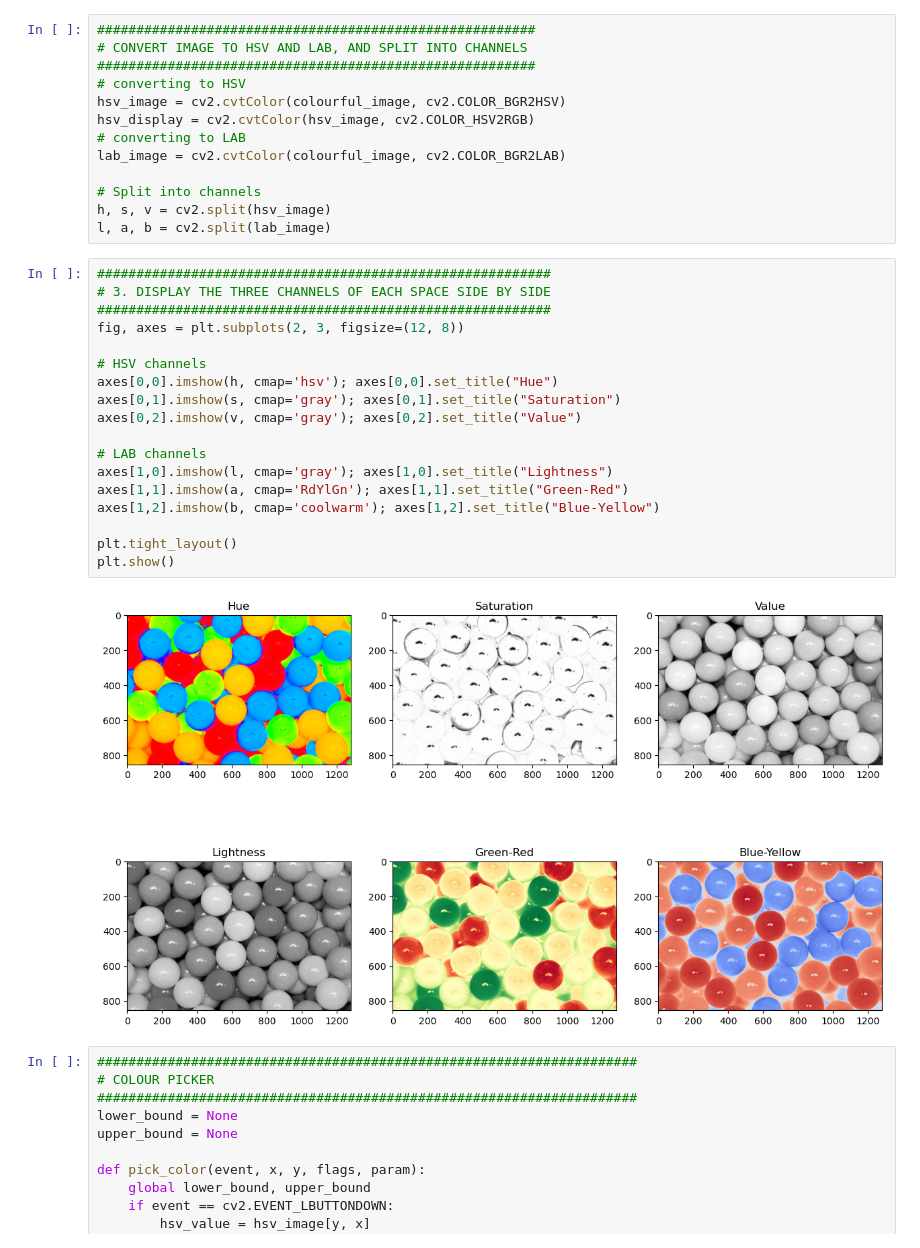
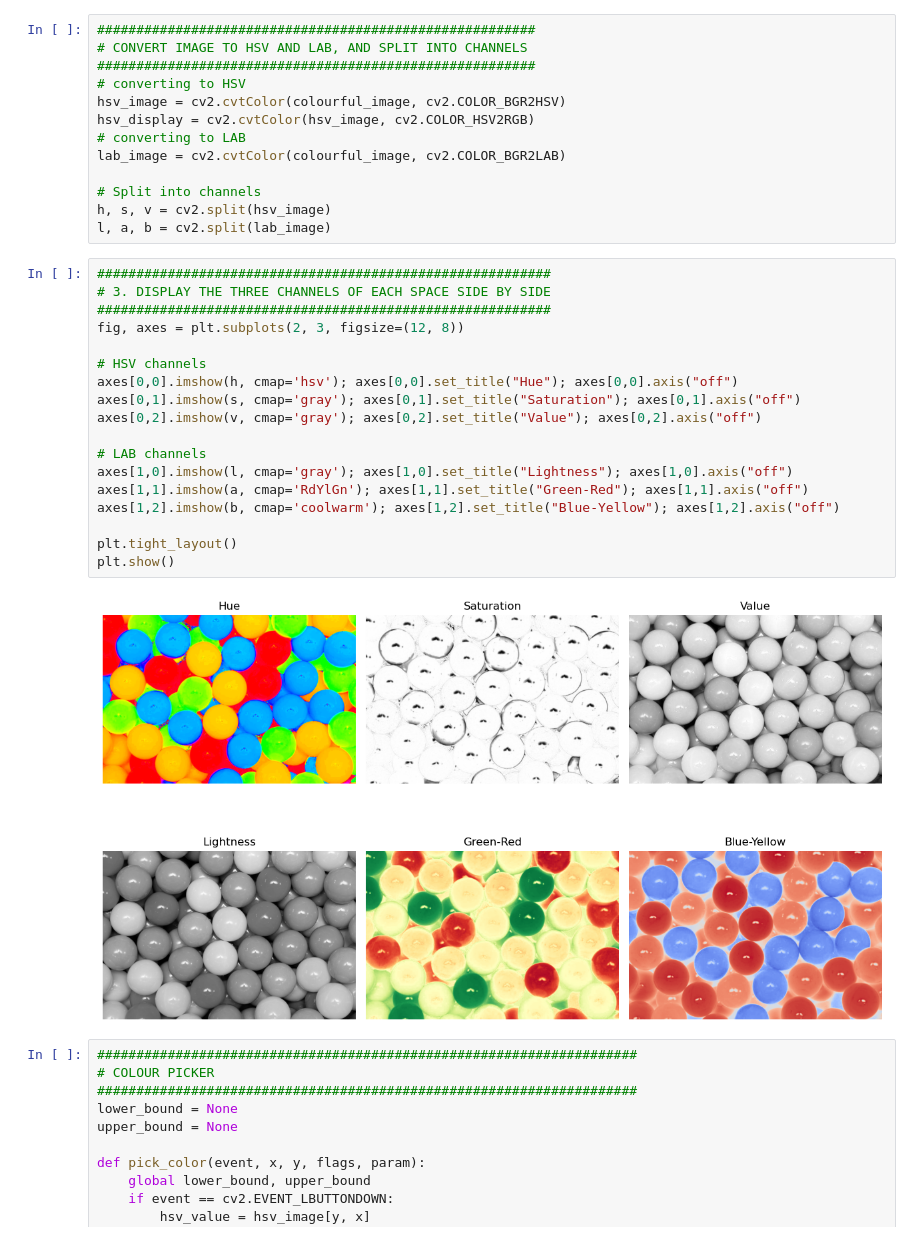
Before and after one commit to kcbesa/cv_practical_work, a Jupyter notebook: Practical_1.ipynb, the cells around one changed output. Saved outputs shown, nothing was run; the diff lists cells and outputs as text.

```diff
--- a/Practical_1.ipynb
+++ b/Practical_1.ipynb
@@ -27,23 +27,23 @@ l, a, b = cv2.split(lab_image)
 # %%
 ##########################################################
 # 3. DISPLAY THE THREE CHANNELS OF EACH SPACE SIDE BY SIDE
 ##########################################################
 fig, axes = plt.subplots(2, 3, figsize=(12, 8))
 
 # HSV channels
-axes[0,0].imshow(h, cmap='hsv'); axes[0,0].set_title("Hue")
-axes[0,1].imshow(s, cmap='gray'); axes[0,1].set_title("Saturation")
-axes[0,2].imshow(v, cmap='gray'); axes[0,2].set_title("Value")
+axes[0,0].imshow(h, cmap='hsv'); axes[0,0].set_title("Hue"); axes[0,0].axis("off")
+axes[0,1].imshow(s, cmap='gray'); axes[0,1].set_title("Saturation"); axes[0,1].axis("off")
+axes[0,2].imshow(v, cmap='gray'); axes[0,2].set_title("Value"); axes[0,2].axis("off")
 
 # LAB channels
-axes[1,0].imshow(l, cmap='gray'); axes[1,0].set_title("Lightness")
-axes[1,1].imshow(a, cmap='RdYlGn'); axes[1,1].set_title("Green-Red")
-axes[1,2].imshow(b, cmap='coolwarm'); axes[1,2].set_title("Blue-Yellow")
+axes[1,0].imshow(l, cmap='gray'); axes[1,0].set_title("Lightness"); axes[1,0].axis("off")
+axes[1,1].imshow(a, cmap='RdYlGn'); axes[1,1].set_title("Green-Red"); axes[1,1].axis("off")
+axes[1,2].imshow(b, cmap='coolwarm'); axes[1,2].set_title("Blue-Yellow"); axes[1,2].axis("off")
 
 plt.tight_layout()
 plt.show()
 # %% [output]
-[figure, old version]
+[figure, new version]
 # %%
 #####################################################################
 # COLOUR PICKER
```
Also changed, not shown: parts of 9 cells of this notebook, 1 other file.
